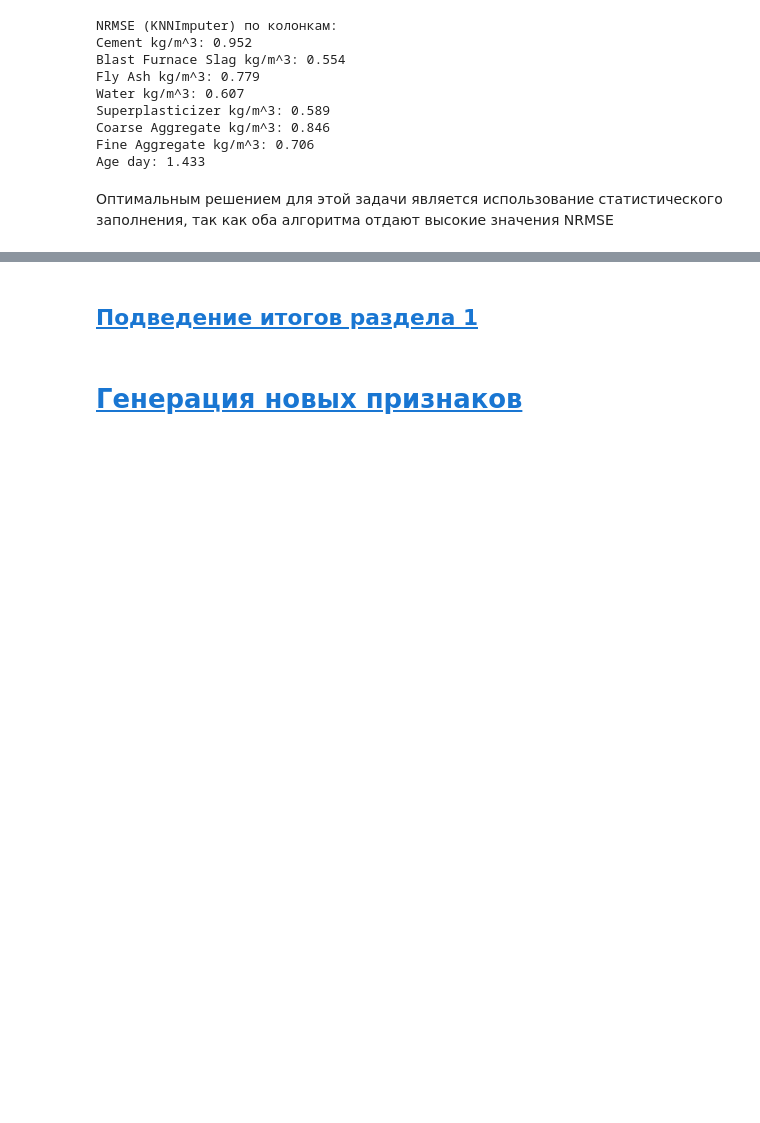
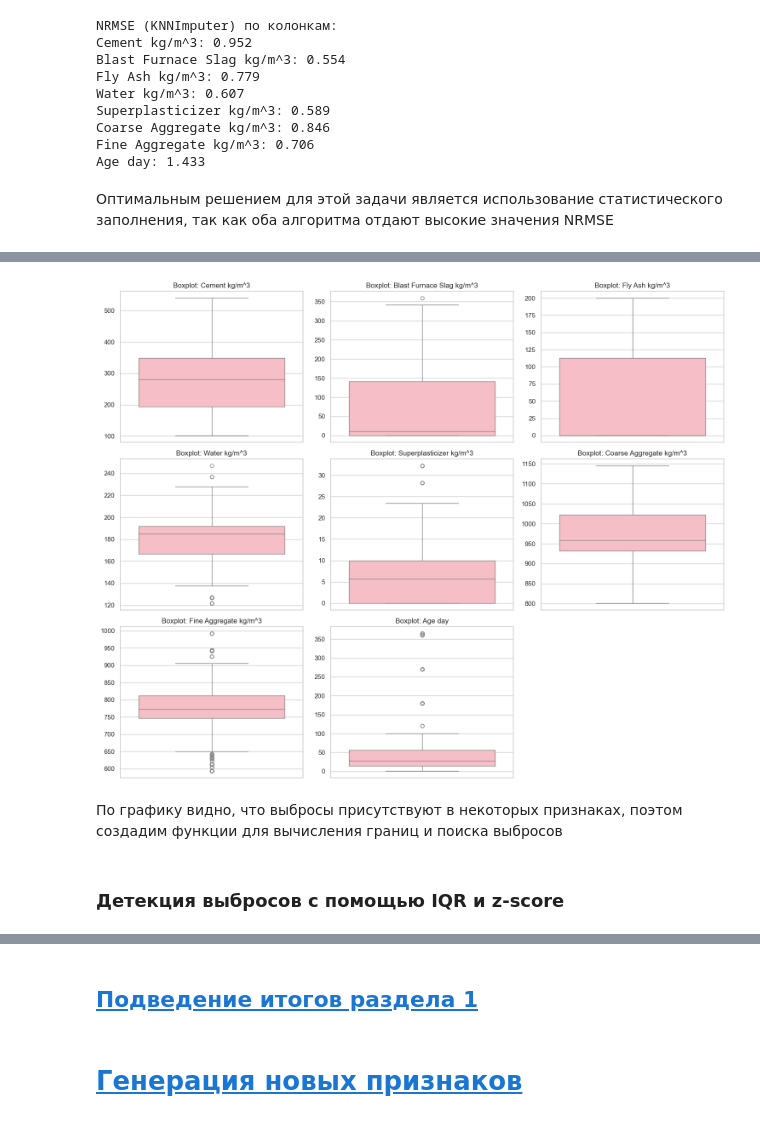
Before and after one commit to alexandrarengolt/HAIL_THE_KING, a Jupyter notebook: castle_walls.ipynb, the cells around one changed output, grey strips where cells are left out. Saved outputs shown, nothing was run; the diff lists cells and outputs as text; code cells hidden in the pictures; blank space fills up the shorter version.

```diff
--- a/castle_walls.ipynb
+++ b/castle_walls.ipynb
@@ -451,0 +471,24 @@ Age day: 1.433
+# %%
+sns.set_theme(style="whitegrid")
+cols_per_row = 3
+rows = (len(x_cols) + cols_per_row - 1) // cols_per_row
+
+fig, axes = plt.subplots(rows, cols_per_row, figsize=(15, 4 * rows))
+axes = axes.flatten()
+
+for i, col in enumerate(x_cols):
+    sns.boxplot(y=stat_x_train[col], ax=axes[i], color='lightpink')
+    axes[i].set_title(f'Boxplot: {col}', fontsize=12)
+    axes[i].set_ylabel('')
+
+for j in range(i + 1, len(axes)):
+    fig.delaxes(axes[j])
+
+plt.tight_layout()
+plt.show()
+# %% [output]
+[figure, added]
+# %% [markdown]
+По графику видно, что выбросы присутствуют в некоторых признаках, поэтом создадим функции для вычисления границ и поиска выбросов
+# %% [markdown]
+### Детекция выбросов с помощью IQR и z-score
```
Also changed, not shown: parts of 21 cells of this notebook.
